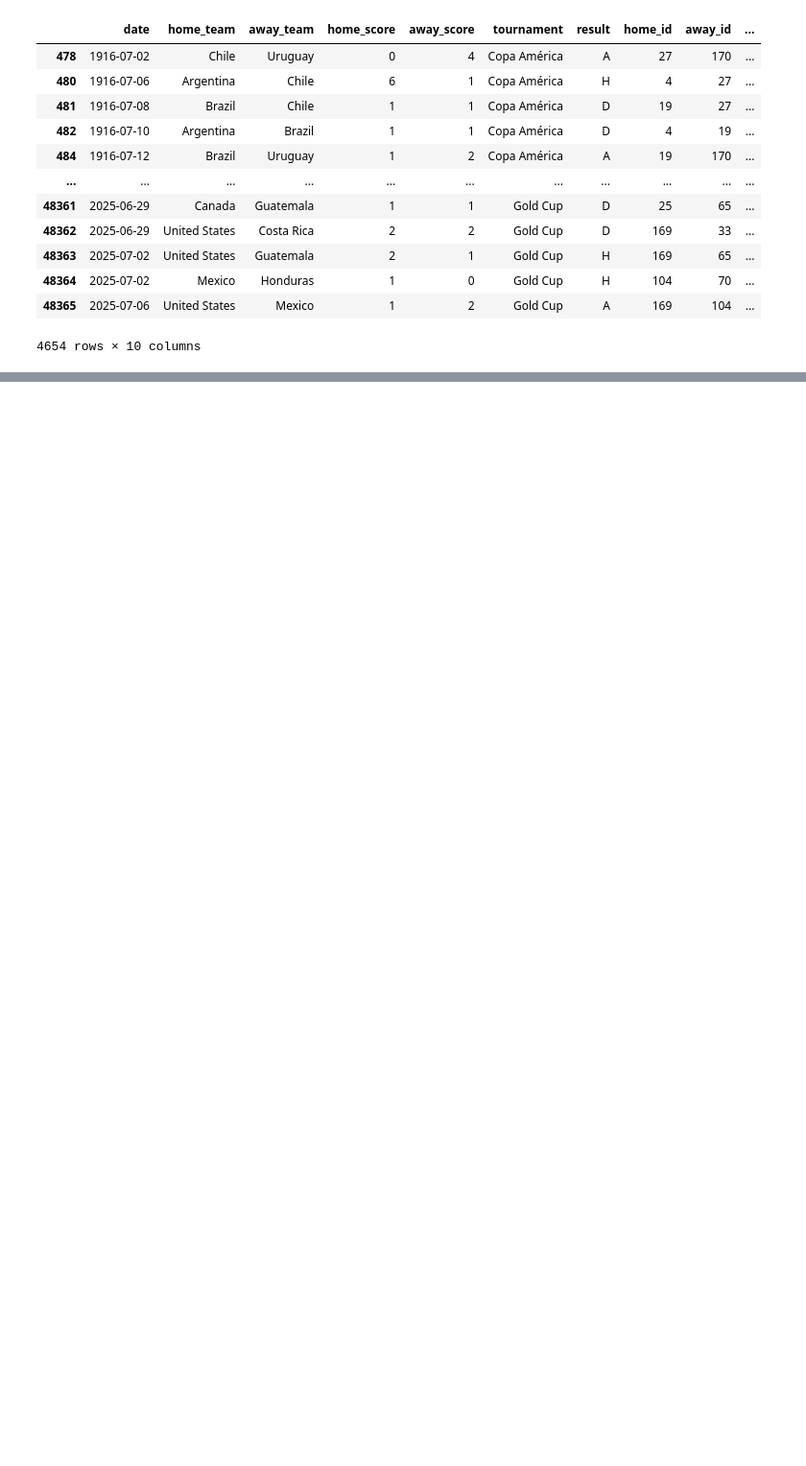
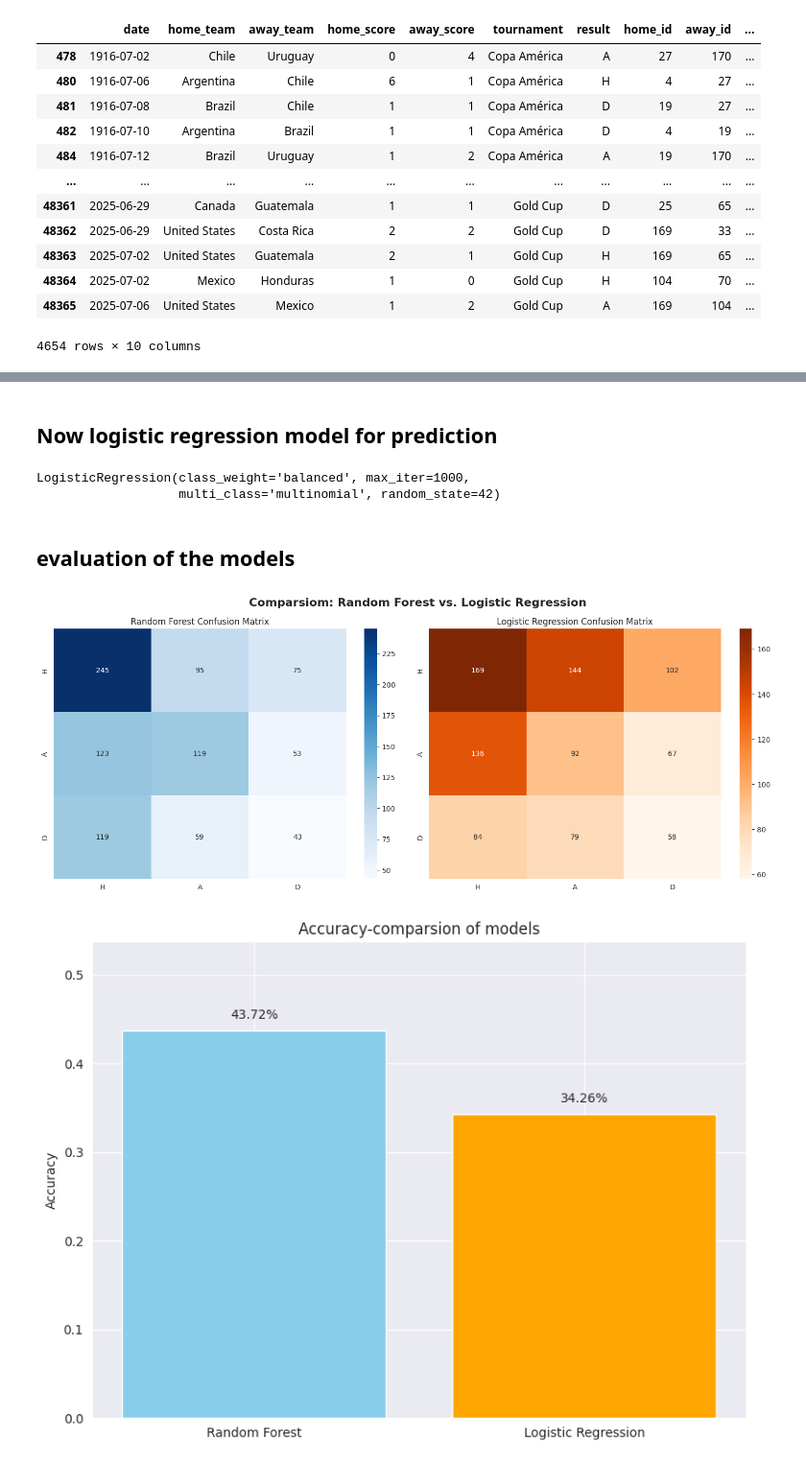
Before and after one commit to Yassinou1/Footballmatch-predictor, a Jupyter notebook: main.ipynb, the cells around one changed output, grey strips where cells are left out. Shown at 96% size. Saved outputs shown, nothing was run; the diff lists cells and outputs as text; code cells hidden in the pictures; blank space fills up the shorter version.

Commit message:
Added logistic model

```diff
--- a/main.ipynb
+++ b/main.ipynb
@@ -142,0 +114,2 @@ plt.show()
+# %% [markdown]
+## Now logistic regression model for prediction
@@ -142,0 +125,63 @@ plt.show()
+# %%
+#create model:
+scaler = StandardScaler()
+X_train_scaled = scaler.fit_transform(X_train)
+X_test_scaled = scaler.transform(X_test)
+
+model_log = LogisticRegression(
+    multi_class='multinomial',
+    solver='lbfgs',
+    max_iter=1000,
+    random_state=42,
+    class_weight='balanced'  # WICHTIG: Gleicht unausgeglichene Klassen aus
+)
+
+model_log.fit(X_train_scaled, y_train)
+# %% [output]
+LogisticRegression(class_weight='balanced', max_iter=1000,
+                   multi_class='multinomial', random_state=42)
+# %% [markdown]
+## evaluation of the models
+# %%
+y_pred_rf = model_RF.predict(X_test)
+y_pred_log = model_log.predict(X_test_scaled)
+
+acc_rf = accuracy_score(y_test, y_pred_rf)
+acc_log = accuracy_score(y_test, y_pred_log)
+
+fig, axes = plt.subplots(1, 2, figsize=(15, 6))
+fig.suptitle('Comparsiom: Random Forest vs. Logistic Regression', fontsize=16, fontweight='bold')
+
+#Confusion Matrix of Random Forest
+cm_rf = confusion_matrix(y_test, y_pred_rf, labels=['H', 'A', 'D'])
+sns.heatmap(cm_rf, annot=True, fmt='d', cmap='Blues', ax=axes[0],
+           xticklabels=['H', 'A', 'D'], yticklabels=['H', 'A', 'D'])
+axes[0].set_title('Random Forest Confusion Matrix')
+
+#Confusion Matrix of Logistic regression
+cm_log = confusion_matrix(y_test, y_pred_log, labels=['H', 'A', 'D'])
+sns.heatmap(cm_log, annot=True, fmt='d', cmap='Oranges', ax=axes[1],
+           xticklabels=['H', 'A', 'D'], yticklabels=['H', 'A', 'D'])
+axes[1].set_title('Logistic Regression Confusion Matrix')
+plt.tight_layout()
+plt.show()
+
+#evaluate accuary
+plt.figure(figsize=(8, 6))
+models = ['Random Forest', 'Logistic Regression']
+accuracies = [acc_rf, acc_log]
+
+bars = plt.bar(models, accuracies, color=['skyblue', 'orange'])
+plt.title('Accuracy-comparsion of models')
+plt.ylabel('Accuracy')
+plt.ylim(0, max(accuracies) + 0.1)
+
+for bar, acc in zip(bars, accuracies):
+    plt.text(bar.get_x() + bar.get_width()/2, bar.get_height() + 0.01,
+            f'{acc:.2%}', ha='center', va='bottom')
+
+plt.tight_layout()
+plt.show()
+# %% [output]
+[figure, added]
+[figure, added]
```
Also changed, not shown: parts of 12 cells of this notebook.
